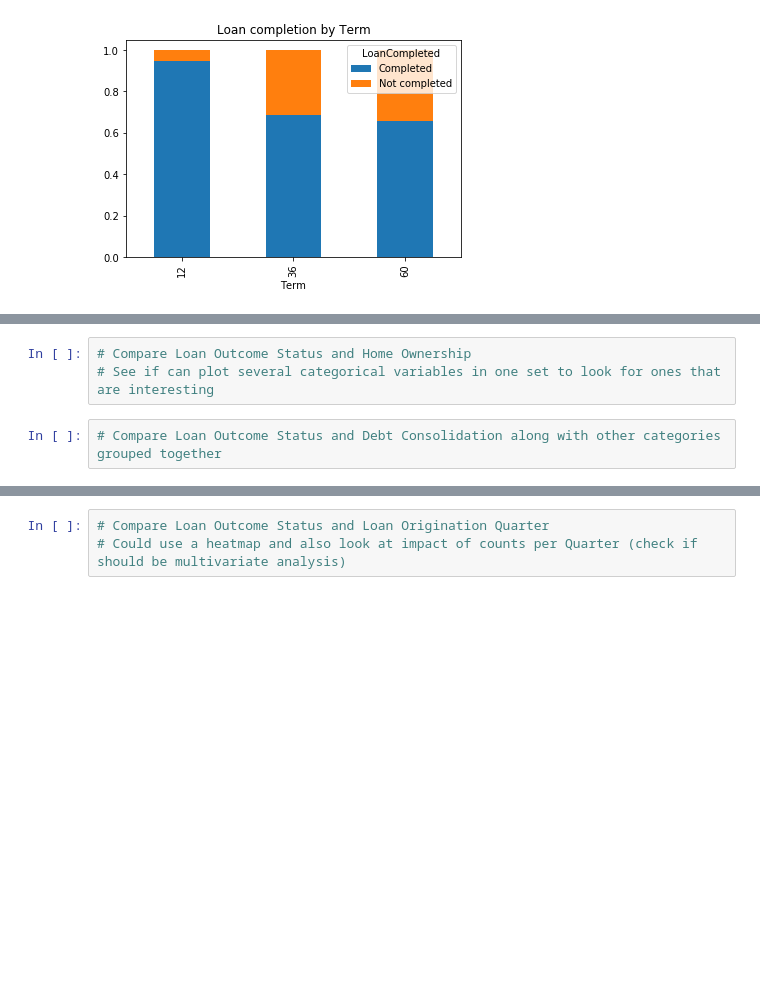
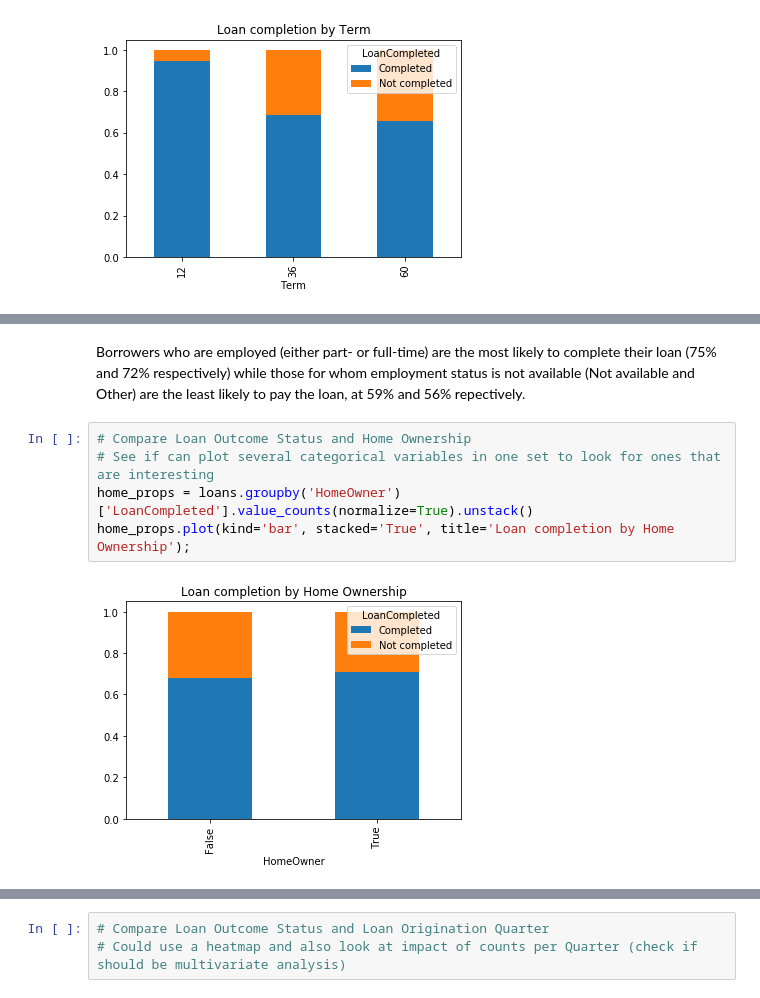
Before and after one commit to Jeffro80/DAND_Communicate_Findings, a Jupyter notebook: exploration-WORKING.ipynb, the cells around one changed output, grey strips where cells are left out. Drawn from its saved outputs; the diff is of its cells as text; blank space fills up the shorter version.

```diff
--- a/exploration-WORKING.ipynb
+++ b/exploration-WORKING.ipynb
@@ -798,5 +816,9 @@ term_props.plot(kind='bar', stacked='True', title='Loan completion by Term');
+# %% [markdown]
+Borrowers who are employed (either part- or full-time) are the most likely to complete their loan (75% and 72% respectively) while those for whom employment status is not available (Not available and Other) are the least likely to pay the loan, at 59% and 56% repectively.
 # %%
 # Compare Loan Outcome Status and Home Ownership
 # See if can plot several categorical variables in one set to look for ones that are interesting
+home_props = loans.groupby('HomeOwner')['LoanCompleted'].value_counts(normalize=True).unstack()
+home_props.plot(kind='bar', stacked='True', title='Loan completion by Home Ownership');
+# %% [output]
+[figure, added]
-# %%
-# Compare Loan Outcome Status and Debt Consolidation along with other categories grouped together
```
Also changed, not shown: parts of 13 cells of this notebook.
